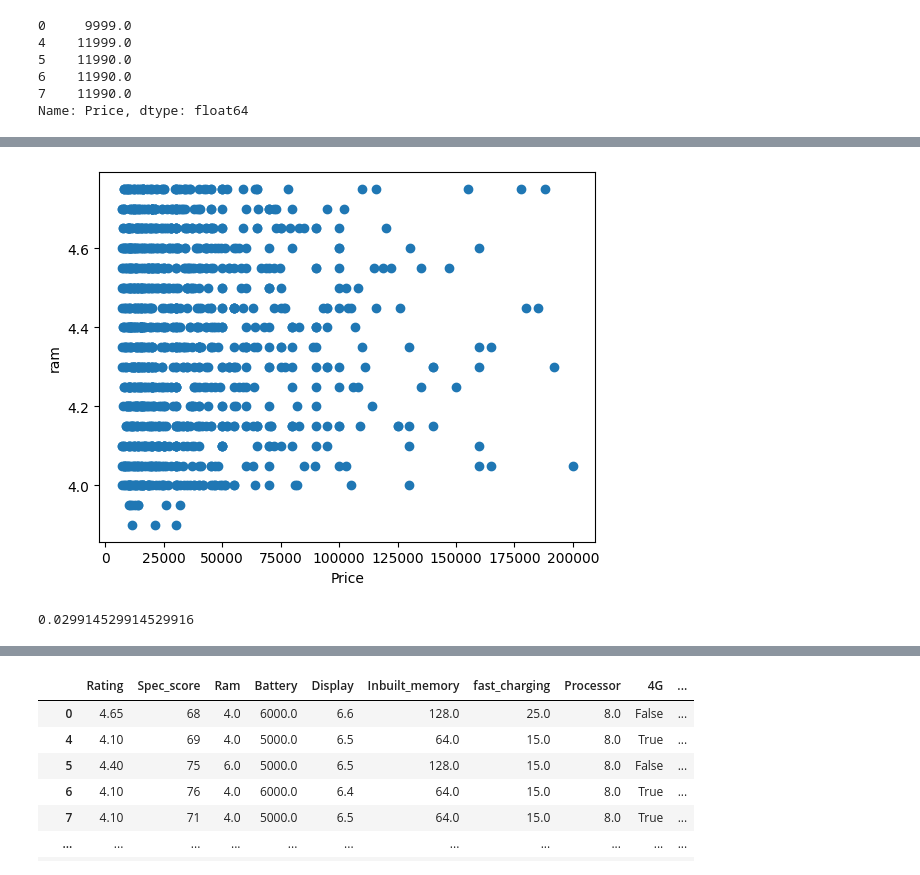
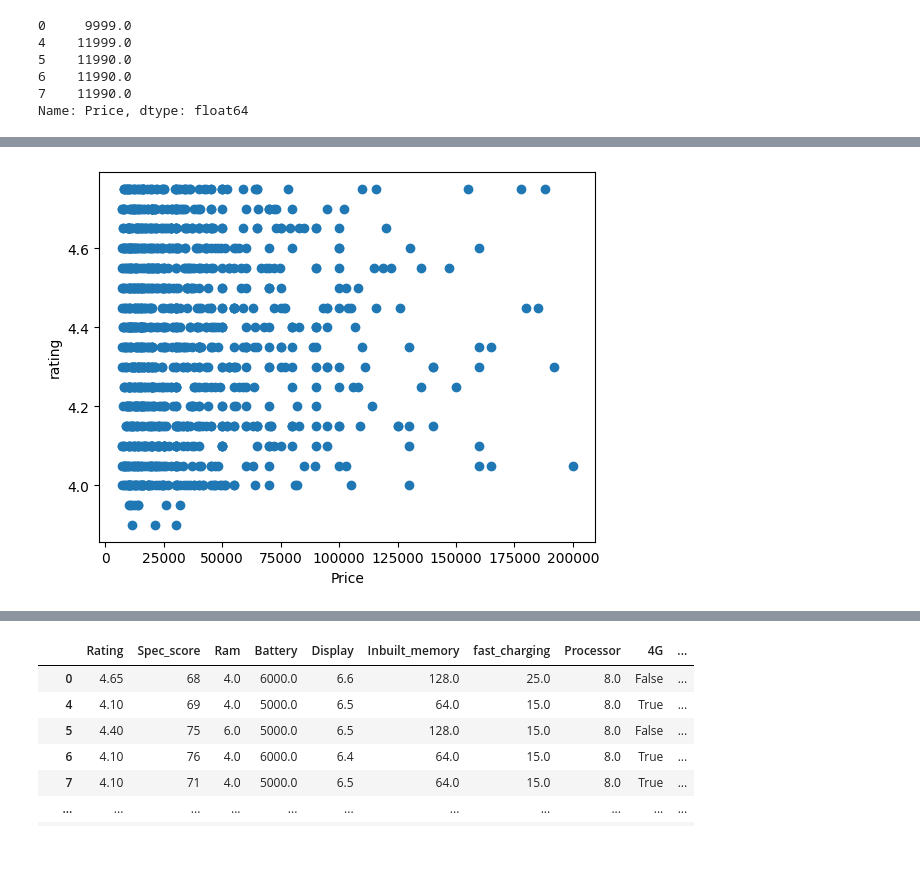
Before and after one commit to Gopz28/mobile_cost_prediction, a Jupyter notebook: mobilephone_price_prediction.ipynb, the cells around one changed output, grey strips where cells are left out. Cells and saved outputs as stored; diff of their text form; code cells hidden in the pictures.

```diff
--- a/mobilephone_price_prediction.ipynb
+++ b/mobilephone_price_prediction.ipynb
@@ -514,18 +514,11 @@ leR.score(X_test,y_test)
 # %%
 import matplotlib.pyplot as plt
 plt.scatter(df6.Price,df6.Rating)
 plt.xlabel('Price')
-plt.ylabel("ram")
+plt.ylabel("rating")
 plt.show()
 # %% [output]
-[figure, old version]
+[figure, new version]
-# %%
-from sklearn.linear_model import LogisticRegression
-logR = LogisticRegression()
-logR.fit(X_train,y_train)
-logR.score(X_test,y_test)
-# %% [output]
-0.029914529914529916
 # %%
 from sklearn.ensemble import RandomForestRegressor
 Rand = RandomForestRegressor()
```
Also changed, not shown: parts of 3 cells of this notebook.
